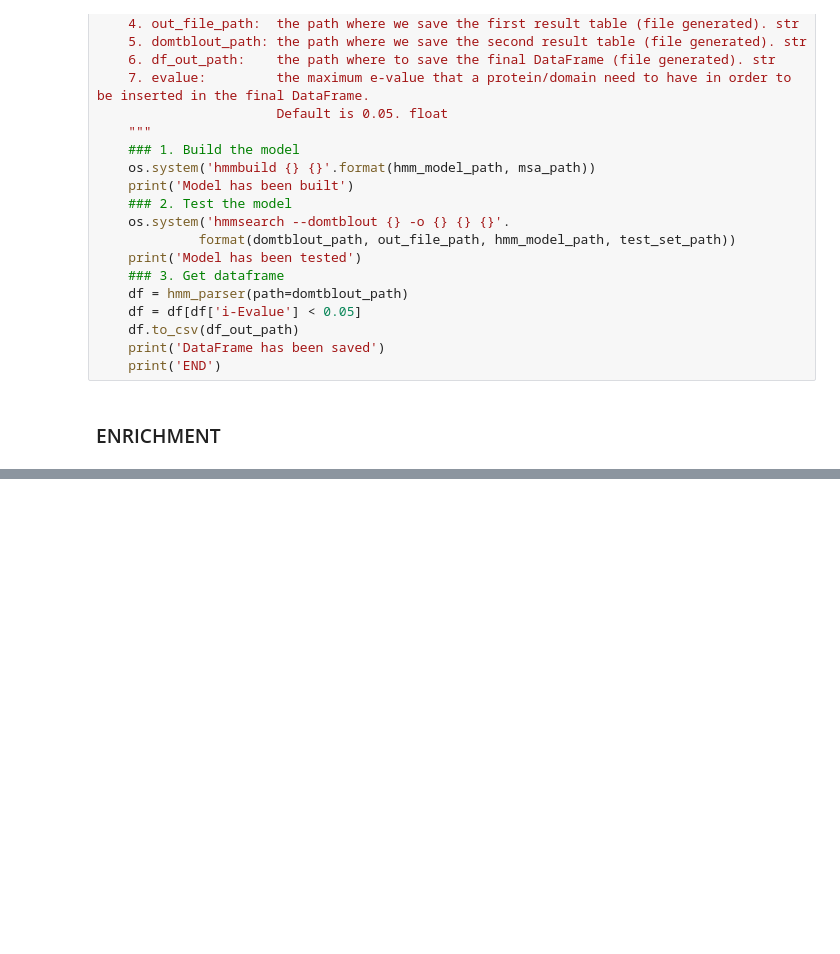
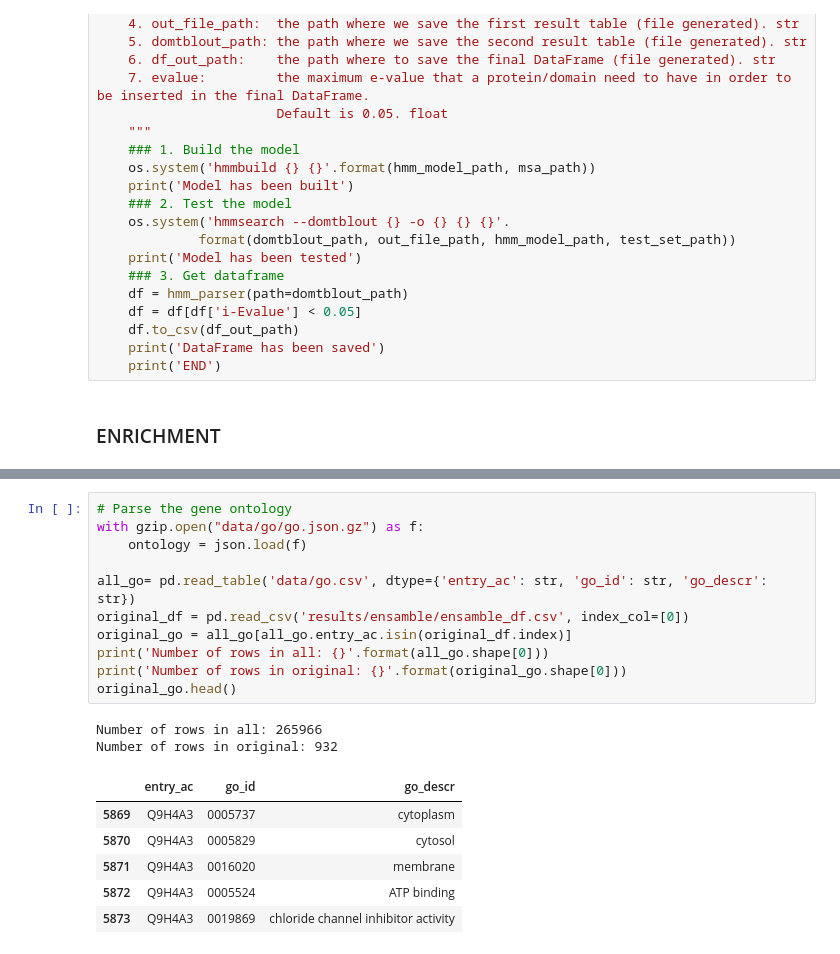
Before and after one commit to damiclem/proteincake, a Jupyter notebook: Helping function (temp).ipynb, the cells around one changed output, grey strips where cells are left out. Cells and saved outputs as stored; diff of their text form; blank space fills up the shorter version.

```diff
--- a/Helping function (temp).ipynb
+++ b/Helping function (temp).ipynb
@@ -583,0 +584,20 @@ def word_cloud(df, col_name, col_score, *args, **kwargs):
+# %%
+# Parse the gene ontology
+with gzip.open("data/go/go.json.gz") as f:
+    ontology = json.load(f)
+
+all_go= pd.read_table('data/go.csv', dtype={'entry_ac': str, 'go_id': str, 'go_descr': str})
+original_df = pd.read_csv('results/ensamble/ensamble_df.csv', index_col=[0])
+original_go = all_go[all_go.entry_ac.isin(original_df.index)]
+print('Number of rows in all: {}'.format(all_go.shape[0]))
+print('Number of rows in original: {}'.format(original_go.shape[0]))
+original_go.head()
+# %% [output]
+Number of rows in all: 265966
+Number of rows in original: 932
+|  | entry_ac | go_id | go_descr |
+| 5869 | Q9H4A3 | 0005737 | cytoplasm |
+| 5870 | Q9H4A3 | 0005829 | cytosol |
+| 5871 | Q9H4A3 | 0016020 | membrane |
+| 5872 | Q9H4A3 | 0005524 | ATP binding |
+| 5873 | Q9H4A3 | 0019869 | chloride channel inhibitor activity |
```
Also changed, not shown: parts of 10 cells of this notebook, 14 other files.
